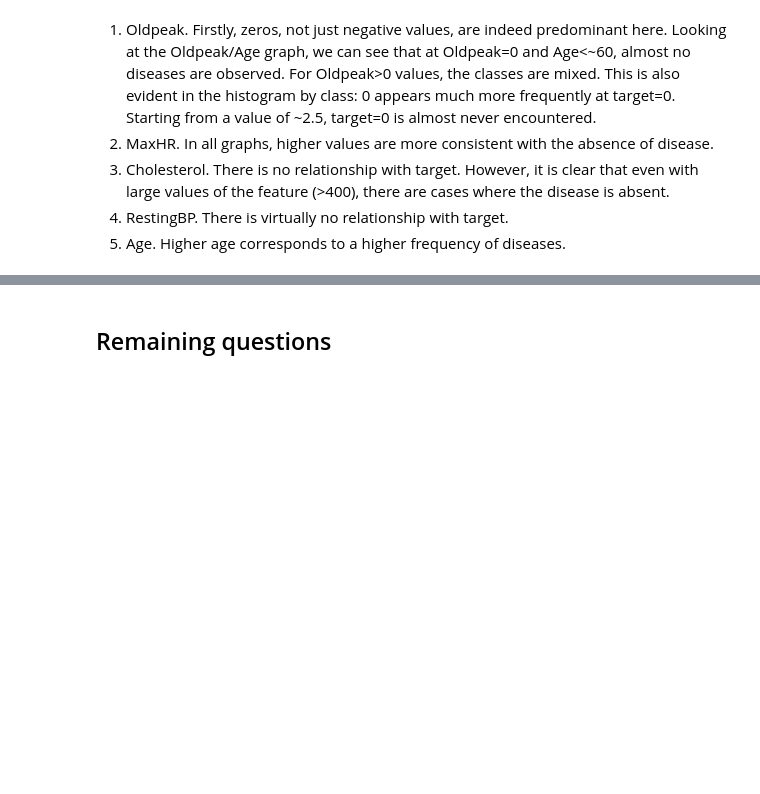
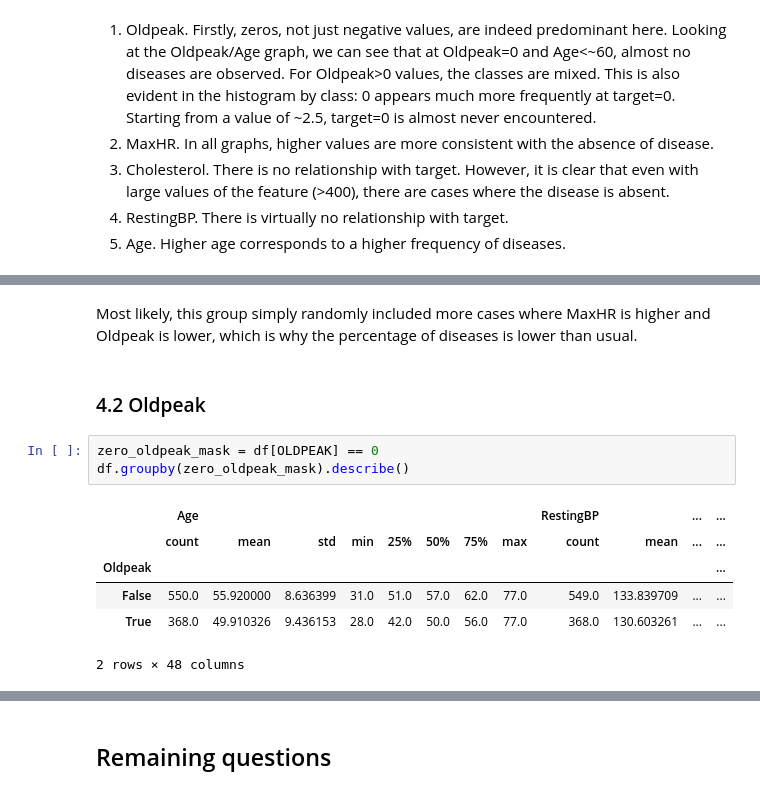
Before and after one commit to Lymuthien/heart_failure, a Jupyter notebook: notebooks/1.0-eda.ipynb, the cells around one changed output, grey strips where cells are left out. Cells and saved outputs as stored; diff of their text form; blank space fills up the shorter version.

```diff
--- a/notebooks/1.0-eda.ipynb
+++ b/notebooks/1.0-eda.ipynb
@@ -179,0 +289,14 @@ plt.show()
+# %% [markdown]
+Most likely, this group simply randomly included more cases where MaxHR is higher and Oldpeak is lower, which is why the percentage of diseases is lower than usual.
+# %% [markdown]
+### 4.2 Oldpeak
+# %%
+zero_oldpeak_mask = df[OLDPEAK] == 0
+df.groupby(zero_oldpeak_mask).describe()
+# %% [output]
+|  | Age |  |  |  |  |  |  |  | RestingBP |  | ... | ... |
+|  | count | mean | std | min | 25% | 50% | 75% | max | count | mean | ... | ... |
+| Oldpeak |  |  |  |  |  |  |  |  |  |  |  | ... |
+| False | 550.0 | 55.920000 | 8.636399 | 31.0 | 51.0 | 57.0 | 62.0 | 77.0 | 549.0 | 133.839709 | ... | ... |
+| True | 368.0 | 49.910326 | 9.436153 | 28.0 | 42.0 | 50.0 | 56.0 | 77.0 | 368.0 | 130.603261 | ... | ... |
+2 rows × 48 columns
```
Also changed, not shown: parts of 31 cells of this notebook, 2 other files.
